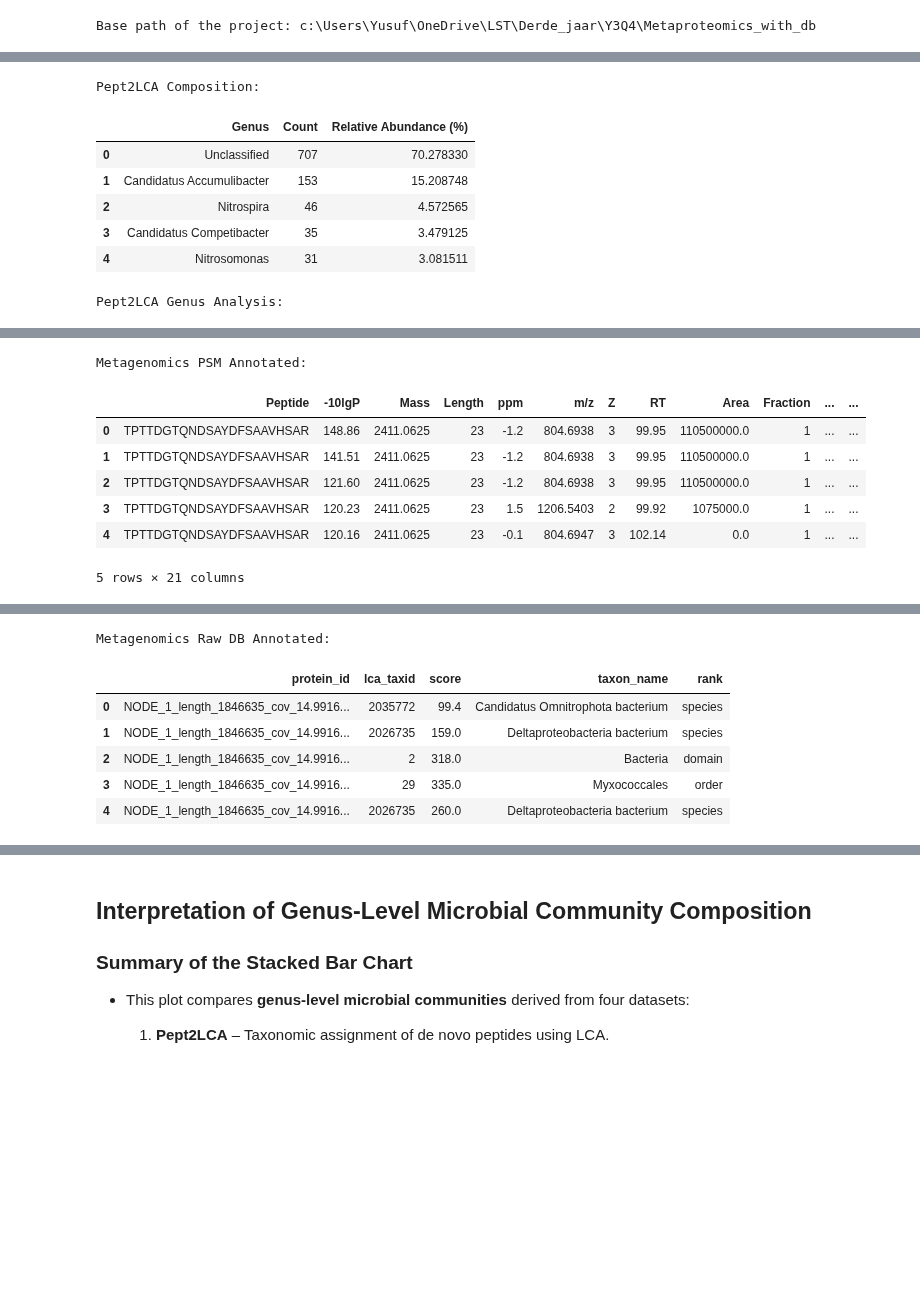
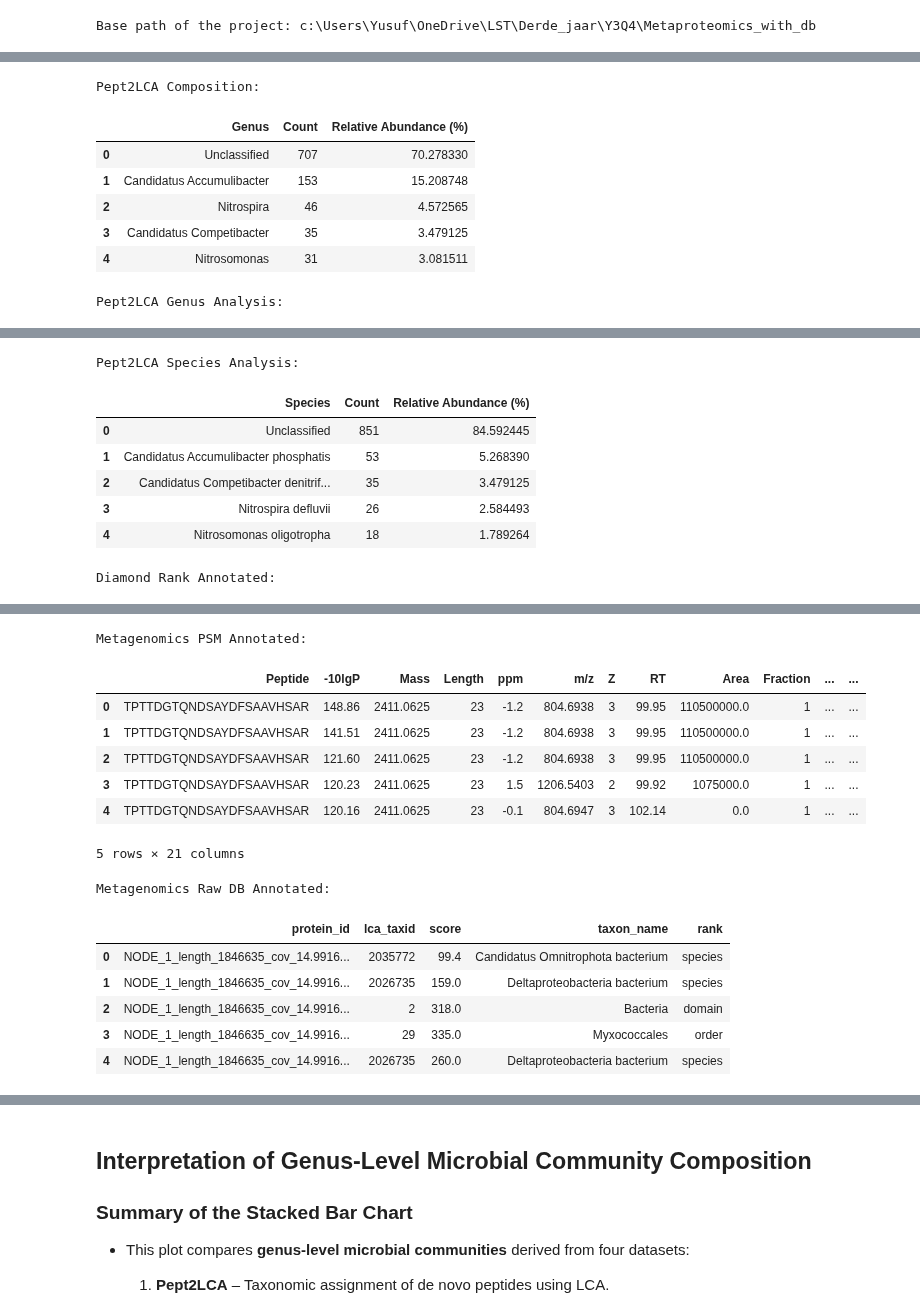
Before and after one commit to Asciilator/Peptide_identification_with_custom_database, a Jupyter notebook: Composition_plots.ipynb, the cells around one changed output, grey strips where cells are left out. Cells and saved outputs as stored; diff of their text form; code cells hidden in the pictures; blank space fills up the shorter version.

```diff
--- a/Composition_plots.ipynb
+++ b/Composition_plots.ipynb
@@ -15,53 +30,66 @@ Base path of the project: c:\Users\Yusuf\OneDrive\LST\Derde_jaar\Y3Q4\Metaproteo
 import pandas as pd
 from pathlib import Path
 
-# Ensure base_path is already defined as shown in your screenshot
+# === Step 1: Define the community comparison folder path ===
+# base_path should already be defined earlier in the notebook
 community_dir = base_path / "Community_comparisons"
 
-# Define file paths
-file_pept2lca = community_dir / "genus_composition_pept2lca.csv"
-file_pept2lca_genus = community_dir / "genus_composition_psm.csv"
-file_meta_psm = community_dir / "metagenomics_psm_taxa_annotated.csv"
-file_meta_raw = community_dir / "metagenomics_rawdb_taxa_annotated.csv"
+# === Step 2: Set paths to all relevant input CSV files ===
+# These files contain microbial composition data derived from different tools/pipelines
+file_pept2lca = community_dir / "genus_composition_pept2lca.csv"          # Pre-aggregated genus-level from Pept2LCA
+file_pept2lca_genus = community_dir / "genus_composition_psm.csv"         # Pept2LCA matches at genus level (per PSM)
+file_pept2lca_species = community_dir / "species_composition_pept2lca.csv" # Pept2LCA matches at species level (aggregated)
+file_diamond = community_dir / "diamond_df_rank_annotated_fixed.csv"      # DIAMOND results with annotated taxonomy ranks
+file_meta_psm = community_dir / "metagenomics_psm_taxa_annotated.csv"     # Metagenomics-derived matches from PSMs
+file_meta_raw = community_dir / "metagenomics_rawdb_taxa_annotated.csv"   # Metagenomics-derived taxa from raw reference DB
 
-# Load the datasets
+# === Step 3: Load all files into pandas DataFrames ===
 df_pept2lca = pd.read_csv(file_pept2lca)
 df_pept2lca_genus = pd.read_csv(file_pept2lca_genus)
+df_pept2lca_species = pd.read_csv(file_pept2lca_species)
+df_diamond = pd.read_csv(file_diamond)
 df_meta_psm = pd.read_csv(file_meta_psm)
 df_meta_raw = pd.read_csv(file_meta_raw)
 
-# Display heads of each DataFrame
+# === Step 4: Preview loaded data for quality check ===
+# This helps ensure all files were loaded correctly and contain expected structure
 print("Pept2LCA Composition:")
 display(df_pept2lca.head())
 
 print("Pept2LCA Genus Analysis:")
 display(df_pept2lca_genus.head())
 
+print("Pept2LCA Species Analysis:")
+display(df_pept2lca_species.head())
+
+print("Diamond Rank Annotated:")
+display(df_diamond.head())
+
 print("Metagenomics PSM Annotated:")
 display(df_meta_psm.head())
 
 print("Metagenomics Raw DB Annotated:")
 display(df_meta_raw.head())
 # %% [output]
 Pept2LCA Composition:
 |  | Genus | Count | Relative Abundance (%) |
 | 0 | Unclassified | 707 | 70.278330 |
 | 1 | Candidatus Accumulibacter | 153 | 15.208748 |
 | 2 | Nitrospira | 46 | 4.572565 |
 | 3 | Candidatus Competibacter | 35 | 3.479125 |
 | 4 | Nitrosomonas | 31 | 3.081511 |
 Pept2LCA Genus Analysis:
 |  | Peptide | Accession | Taxon names | Taxon IDs | lca | lca rank |
 | 0 | LGEHNIDVLEGNEQFINAAK | NaN | NaN | NaN | NaN | NaN |
 | 1 | LGEHNIDVLEGNEQFINAAK | NaN | NaN | NaN | NaN | NaN |
 | 2 | LGEHNIDVLEGNEQFINAAK | NaN | NaN | NaN | NaN | NaN |
 | 3 | KVQAAQYVASHPGEVC(+57.02)PAK | A0A011PKS5|A0A011PKS5_9PROT:A0A93... | Candidatus Accumulibacter apposit... | 1454003, 2954385, 327160, 2954383 | Candidatus Accumulibacter | genus |
 | 4 | KVQAAQYVASHPGEVC(+57.02)PAK | A0A011PKS5|A0A011PKS5_9PROT:A0A93... | Candidatus Accumulibacter apposit... | 1454003, 2954385, 327160, 2954383 | Candidatus Accumulibacter | genus |
-Metagenomics PSM Annotated:
+Pept2LCA Species Analysis:
-|  | Peptide | -10lgP | Mass | Length | ppm | m/z | Z | RT | Area | Fraction | ... | ... |
-| 0 | TPTTDGTQNDSAYDFSAAVHSAR | 148.86 | 2411.0625 | 23 | -1.2 | 804.6938 | 3 | 99.95 | 110500000.0 | 1 | ... | ... |
-| 1 | TPTTDGTQNDSAYDFSAAVHSAR | 141.51 | 2411.0625 | 23 | -1.2 | 804.6938 | 3 | 99.95 | 110500000.0 | 1 | ... | ... |
-| 2 | TPTTDGTQNDSAYDFSAAVHSAR | 121.60 | 2411.0625 | 23 | -1.2 | 804.6938 | 3 | 99.95 | 110500000.0 | 1 | ... | ... |
-| 3 | TPTTDGTQNDSAYDFSAAVHSAR | 120.23 | 2411.0625 | 23 | 1.5 | 1206.5403 | 2 | 99.92 | 1075000.0 | 1 | ... | ... |
-| 4 | TPTTDGTQNDSAYDFSAAVHSAR | 120.16 | 2411.0625 | 23 | -0.1 | 804.6947 | 3 | 102.14 | 0.0 | 1 | ... | ... |
+|  | Species | Count | Relative Abundance (%) |
+| 0 | Unclassified | 851 | 84.592445 |
+| 1 | Candidatus Accumulibacter phosphatis | 53 | 5.268390 |
+| 2 | Candidatus Competibacter denitrif... | 35 | 3.479125 |
+| 3 | Nitrospira defluvii | 26 | 2.584493 |
+| 4 | Nitrosomonas oligotropha | 18 | 1.789264 |
-5 rows × 21 columns
+Diamond Rank Annotated:
@@ -68,7 +102,15 @@ Metagenomics PSM Annotated:
-Metagenomics Raw DB Annotated:
+Metagenomics PSM Annotated:
-|  | protein_id | lca_taxid | score | taxon_name | rank |
-| 0 | NODE_1_length_1846635_cov_14.9916... | 2035772 | 99.4 | Candidatus Omnitrophota bacterium | species |
-| 1 | NODE_1_length_1846635_cov_14.9916... | 2026735 | 159.0 | Deltaproteobacteria bacterium | species |
-| 2 | NODE_1_length_1846635_cov_14.9916... | 2 | 318.0 | Bacteria | domain |
-| 3 | NODE_1_length_1846635_cov_14.9916... | 29 | 335.0 | Myxococcales | order |
-| 4 | NODE_1_length_1846635_cov_14.9916... | 2026735 | 260.0 | Deltaproteobacteria bacterium | species |
+|  | Peptide | -10lgP | Mass | Length | ppm | m/z | Z | RT | Area | Fraction | ... | ... |
+| 0 | TPTTDGTQNDSAYDFSAAVHSAR | 148.86 | 2411.0625 | 23 | -1.2 | 804.6938 | 3 | 99.95 | 110500000.0 | 1 | ... | ... |
+| 1 | TPTTDGTQNDSAYDFSAAVHSAR | 141.51 | 2411.0625 | 23 | -1.2 | 804.6938 | 3 | 99.95 | 110500000.0 | 1 | ... | ... |
+| 2 | TPTTDGTQNDSAYDFSAAVHSAR | 121.60 | 2411.0625 | 23 | -1.2 | 804.6938 | 3 | 99.95 | 110500000.0 | 1 | ... | ... |
+| 3 | TPTTDGTQNDSAYDFSAAVHSAR | 120.23 | 2411.0625 | 23 | 1.5 | 1206.5403 | 2 | 99.92 | 1075000.0 | 1 | ... | ... |
+| 4 | TPTTDGTQNDSAYDFSAAVHSAR | 120.16 | 2411.0625 | 23 | -0.1 | 804.6947 | 3 | 102.14 | 0.0 | 1 | ... | ... |
+5 rows × 21 columns
+Metagenomics Raw DB Annotated:
+|  | protein_id | lca_taxid | score | taxon_name | rank |
+| 0 | NODE_1_length_1846635_cov_14.9916... | 2035772 | 99.4 | Candidatus Omnitrophota bacterium | species |
+| 1 | NODE_1_length_1846635_cov_14.9916... | 2026735 | 159.0 | Deltaproteobacteria bacterium | species |
+| 2 | NODE_1_length_1846635_cov_14.9916... | 2 | 318.0 | Bacteria | domain |
+| 3 | NODE_1_length_1846635_cov_14.9916... | 29 | 335.0 | Myxococcales | order |
+| 4 | NODE_1_length_1846635_cov_14.9916... | 2026735 | 260.0 | Deltaproteobacteria bacterium | species |
```
Also changed, not shown: parts of 11 cells of this notebook, 2 other files.
